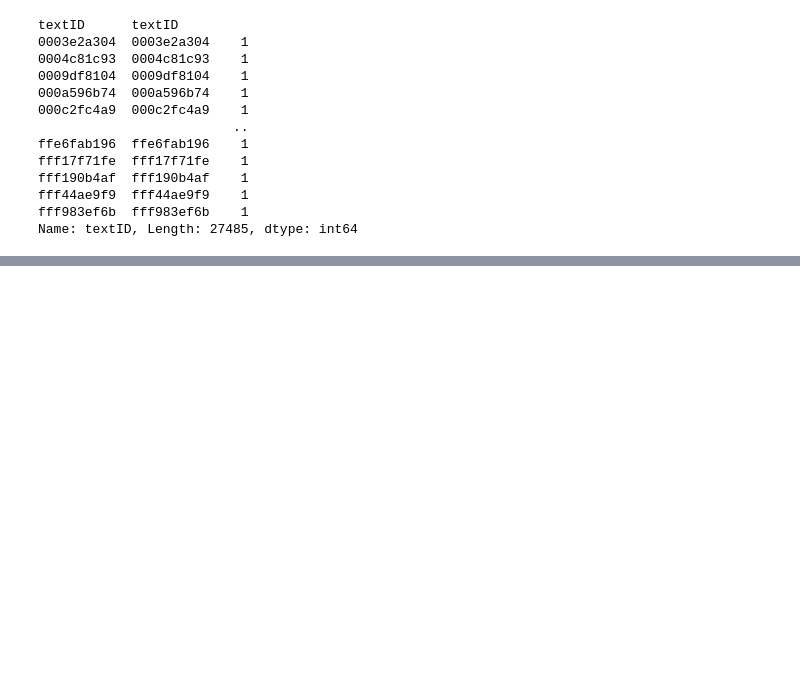
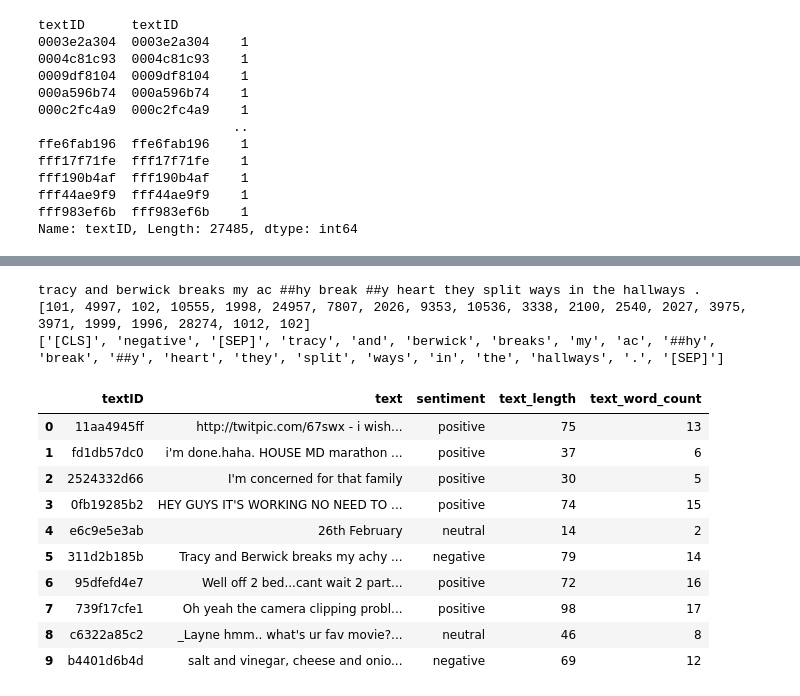
Before and after one commit to Vincentiv/TwitterSentiment, a Jupyter notebook: TwitterSentiment.ipynb, the cells around one changed output, grey strips where cells are left out. Drawn from its saved outputs; the diff is of its cells as text; code cells hidden in the pictures; blank space fills up the shorter version.

```diff
--- a/TwitterSentiment.ipynb
+++ b/TwitterSentiment.ipynb
@@ -273,0 +281,35 @@ model = model_class.from_pretrained(pretrained_weights)
+# %%
+import torch
+
+question, text = df_test['sentiment'][5], df_test['text'][5]
+input_ids = tokenizer.encode(question, text)
+token_type_ids = [0 if i <= input_ids.index(102) else 1 for i in range(len(input_ids))]
+start_scores, end_scores = model(torch.tensor([input_ids]), token_type_ids=torch.tensor([token_type_ids]))
+
+all_tokens = tokenizer.convert_ids_to_tokens(input_ids)
+answer = ' '.join(all_tokens[torch.argmax(start_scores) : torch.argmax(end_scores)+1])
+
+print(answer)
+
+print(input_ids)
+print(all_tokens)
+# %% [output]
+tracy and berwick breaks my ac ##hy break ##y heart they split ways in the hallways .
+[101, 4997, 102, 10555, 1998, 24957, 7807, 2026, 9353, 10536, 3338, 2100, 2540, 2027, 3975, 3971, 1999, 1996, 28274, 1012, 102]
+['[CLS]', 'negative', '[SEP]', 'tracy', 'and', 'berwick', 'breaks', 'my', 'ac', '##hy', 'break', '##y', 'heart', 'they', 'split', 'ways', 'in', 'the', 'hallways', '.', '[SEP]']
+# %%
+df_test['answer']=df_test['text']
+# %%
+df_test.head(10)
+# %% [output]
+|  | textID | text | sentiment | text_length | text_word_count |
+| 0 | 11aa4945ff | http://twitpic.com/67swx - i wish... | positive | 75 | 13 |
+| 1 | fd1db57dc0 | i'm done.haha. HOUSE MD marathon ... | positive | 37 | 6 |
+| 2 | 2524332d66 | I'm concerned for that family | positive | 30 | 5 |
+| 3 | 0fb19285b2 | HEY GUYS IT'S WORKING NO NEED TO ... | positive | 74 | 15 |
+| 4 | e6c9e5e3ab | 26th February | neutral | 14 | 2 |
+| 5 | 311d2b185b | Tracy and Berwick breaks my achy ... | negative | 79 | 14 |
+| 6 | 95dfefd4e7 | Well off 2 bed...cant wait 2 part... | positive | 72 | 16 |
+| 7 | 739f17cfe1 | Oh yeah the camera clipping probl... | positive | 98 | 17 |
+| 8 | c6322a85c2 | _Layne hmm.. what's ur fav movie?... | neutral | 46 | 8 |
+| 9 | b4401d6b4d | salt and vinegar, cheese and onio... | negative | 69 | 12 |
```
Also changed, not shown: parts of 36 cells of this notebook, 2 other files.
